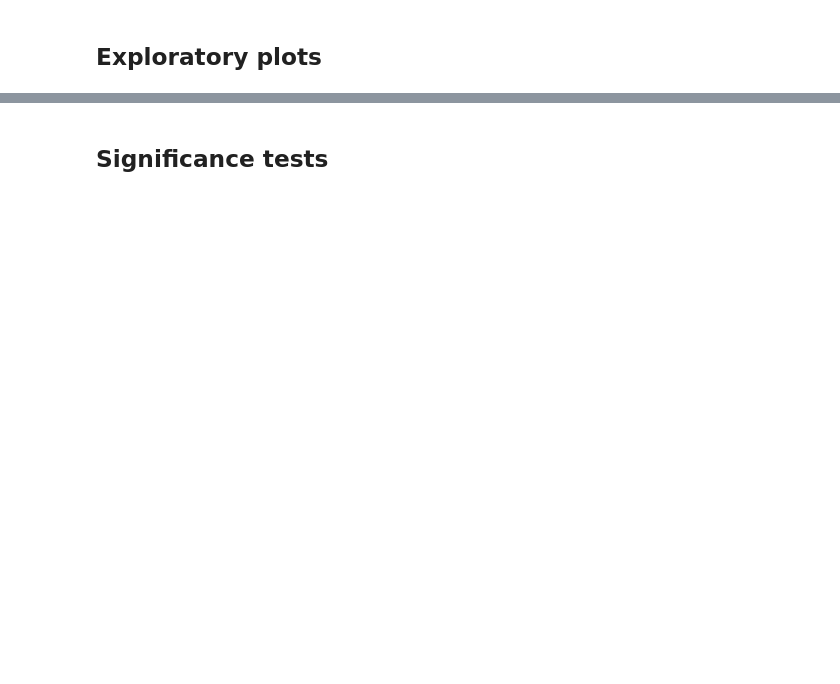
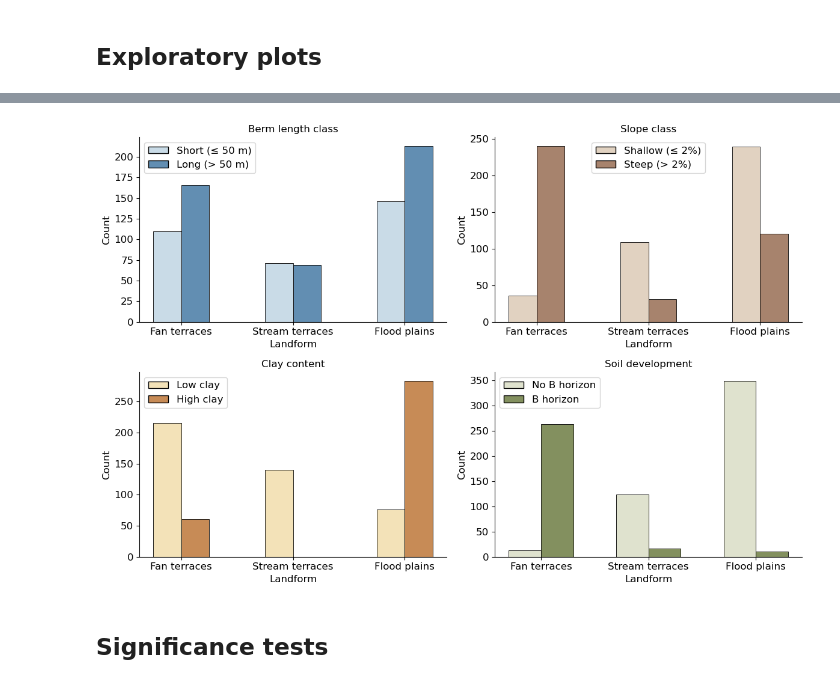
Before and after one commit to octavia-crompton/altar-berms-outcomes, a Jupyter notebook: notebooks/ berm analysis with API.ipynb, the cells around one changed output, grey strips where cells are left out. Saved outputs shown, nothing was run; the diff lists cells and outputs as text; code cells hidden in the pictures; blank space fills up the shorter version.

```diff
--- a/notebooks/ berm analysis with API.ipynb
+++ b/notebooks/ berm analysis with API.ipynb
@@ -1926,6 +2010,9 @@ axes_flat = axes.ravel()
 _lf_sort = data.copy()
 _lf_sort["Landform"] = pd.Categorical(_lf_sort["Landform"], categories=lf_order, ordered=True)
 _lf_sort = _lf_sort.sort_values("Landform")
+
+# Map boolean High_Clay to canonical labels for palette
+_lf_sort["High_Clay_Label"] = np.where(_lf_sort["High_Clay"], "High clay", "Low clay")
 
 sns.histplot(data=_lf_sort, x="Landform",
              hue="Berm_Length_Class", ax=axes_flat[0], stat="count",
@@ -1940,37 +2027,39 @@ sns.histplot(data=_lf_sort, x="Landform",
 axes_flat[1].set_title("Slope class")
 
 sns.histplot(data=_lf_sort, x="Landform",
-             hue="High_Clay", ax=axes_flat[2], stat="count",
+             hue="High_Clay_Label", ax=axes_flat[2], stat="count",
              shrink=0.5, multiple="dodge", palette=CLAY_COLORS,
              hue_order=clay_order)
 axes_flat[2].set_title("Clay content")
 
 sns.histplot(data=_lf_sort, x="Landform",
              hue="Soil_Development", ax=axes_flat[3], stat="count",
              shrink=0.6, multiple="dodge", palette=SOILDEV_COLORS,
              hue_order=soildev_order)
 axes_flat[3].set_title("Soil development")
 
 # ── Styling: despine, edge colours, axis labels ──
 for ax in axes_flat:
     sns.despine(ax=ax)
     for p in ax.patches:
         p.set_edgecolor("black")
         p.set_linewidth(0.6)
     ax.set_xlabel("Landform")
     ax.set_ylabel("Count")
 
 remove_legend_titles(axes_flat)
 fig.tight_layout()
 
 # Fan terraces are more effective because steeper,
 # possibly because steeper (more runoff capture), possibly lower clay and no B horizon?
 
 # Floodplains less effective because gentle slopes,
 # possibly high clay
 
 # different reasons, design criteria, inherent differnces.
 # characteristics take away ..
+# %% [output]
+[figure, added]
 # %% [markdown]
 ## Significance tests
 # %%
```
Also changed, not shown: parts of 36 cells of this notebook, 36 other files.
